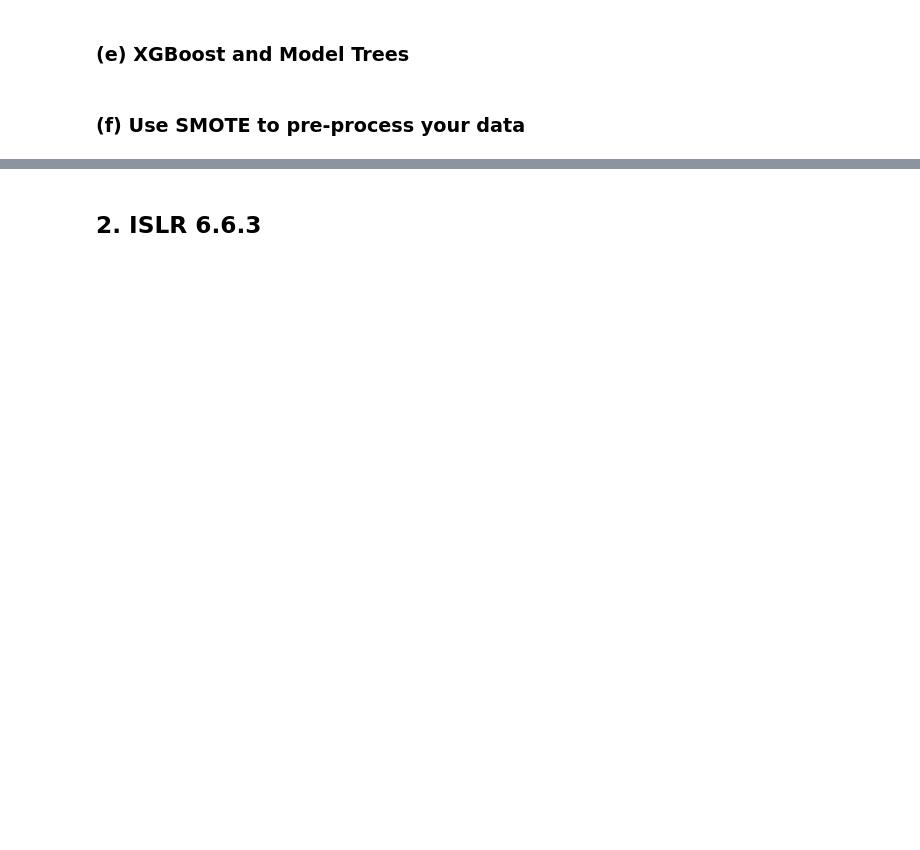
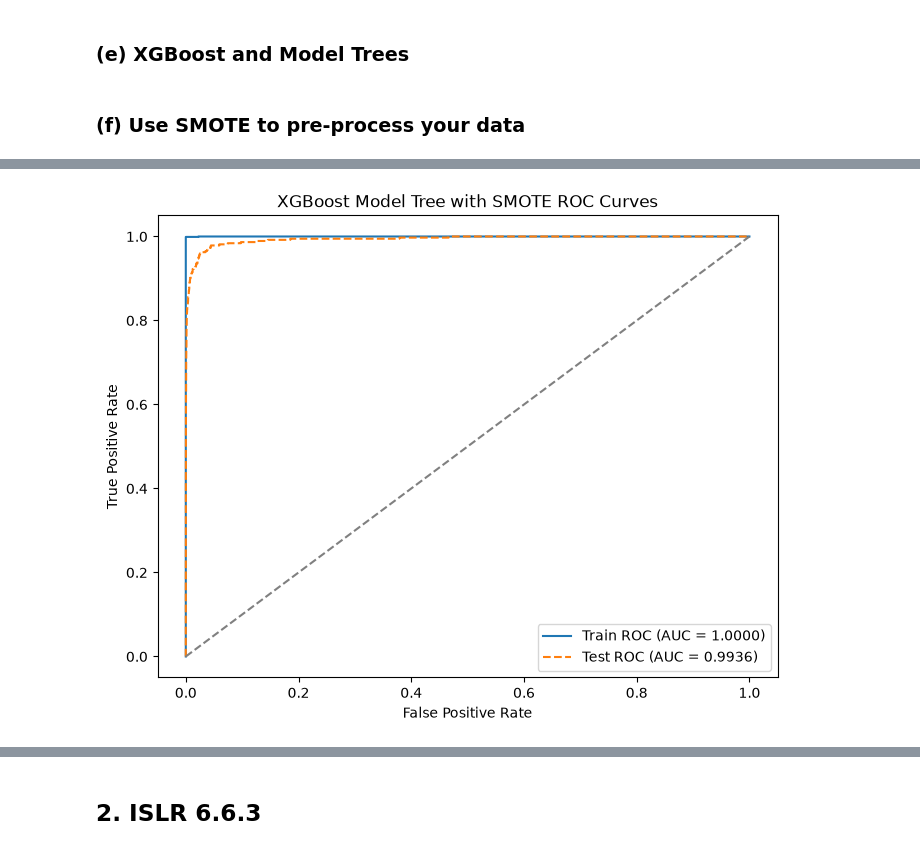
Before and after one commit to Brice12347/DCSI552_HW6, a Jupyter notebook: Patchou_Brice_HW6.ipynb, the cells around one changed output, grey strips where cells are left out. Drawn from its saved outputs; the diff is of its cells as text; code cells hidden in the pictures; blank space fills up the shorter version.

```diff
--- a/Patchou_Brice_HW6.ipynb
+++ b/Patchou_Brice_HW6.ipynb
@@ -33,2 +391,68 @@ Import packages
 # %% [markdown]
 ### (f) Use SMOTE to pre-process your data
+# %%
+# help with this. how do i do this
+
+
+y_train_bin = (labels == 'pos').astype(int)
+y_test_bin = (test_labels == 'pos').astype(int)
+
+pipeline = ImbPipeline([('smote', SMOTE(random_state=42)),('xgb', XGBClassifier(objective='binary:logistic',eval_metric='auc',random_state=42))])
+cv_method = StratifiedKFold(n_splits=5, shuffle=True, random_state=42)
+param_grid = {'xgb__reg_alpha': [0.01, 0.1, 1.0, 10.0],  }
+grid_search = ImbPipeline([('smote', SMOTE(random_state=42)),('xgb', XGBClassifier(objective='binary:logistic', eval_metric='auc', random_state=42))])
+grid_search = GridSearchCV(estimator=pipeline,param_grid=param_grid,cv=cv_method,scoring='roc_auc', n_jobs=-1)
+
+
+
+
+grid_search.fit(features_imputed, y_train_bin)
+best_model = grid_search.best_estimator_
+
+print(f"Best Parameters with SMOTE: {grid_search.best_params_}")
+cv_error_smote = 1.0 - grid_search.best_score_
+print(f"Cross-Validation Error Estimate (with SMOTE): {cv_error_smote:.5f}")
+
+
+train_preds = best_model.predict(features_imputed)
+train_probs = best_model.predict_proba(features_imputed)[:, 1]
+
+train_cm = confusion_matrix(y_train_bin, train_preds)
+train_misclass = 1.0 - accuracy_score(y_train_bin, train_preds)
+train_fpr, train_tpr, _ = roc_curve(y_train_bin, train_probs)
+train_auc = auc(train_fpr, train_tpr)
+
+
+
+test_preds = best_model.predict(test_features_imputed)
+test_probs = best_model.predict_proba(test_features_imputed)[:, 1]
+
+test_cm = confusion_matrix(y_test_bin, test_preds)
+test_test_error = 1.0 - accuracy_score(y_test_bin, test_preds)
+test_fpr, test_tpr, _ = roc_curve(y_test_bin, test_probs)
+test_auc = auc(test_fpr, test_tpr)
+
+
+
+print("smote traing")
+print(f"Confusion Matrix:\n{train_cm}")
+print(f"Misclassification Error: {train_misclass:.5f}")
+print(f"AUC: {train_auc:.5f}")
+
+print("smote testing")
+print(f"Confusion Matrix:\n{test_cm}")
+print(f"Test Error: {test_test_error:.5f}")
+print(f"AUC: {test_auc:.5f}")
+
+
+
+plt.figure(figsize=(8, 6))
+plt.plot(train_fpr, train_tpr, label=f'Train ROC (AUC = {train_auc:.4f})')
+plt.plot(test_fpr, test_tpr, label=f'Test ROC (AUC = {test_auc:.4f})', linestyle='--')
+plt.plot([0, 1], [0, 1], 'k--', color='gray')
+plt.xlabel('False Positive Rate')
+plt.ylabel('True Positive Rate')
+plt.title('XGBoost Model Tree with SMOTE ROC Curves')
+plt.legend(loc='lower right')
+plt.show()
+# %% [output]
@@ -34,0 +473 @@ Import packages
+[figure, added]
```
Also changed, not shown: parts of 21 cells of this notebook, 3 other files.
